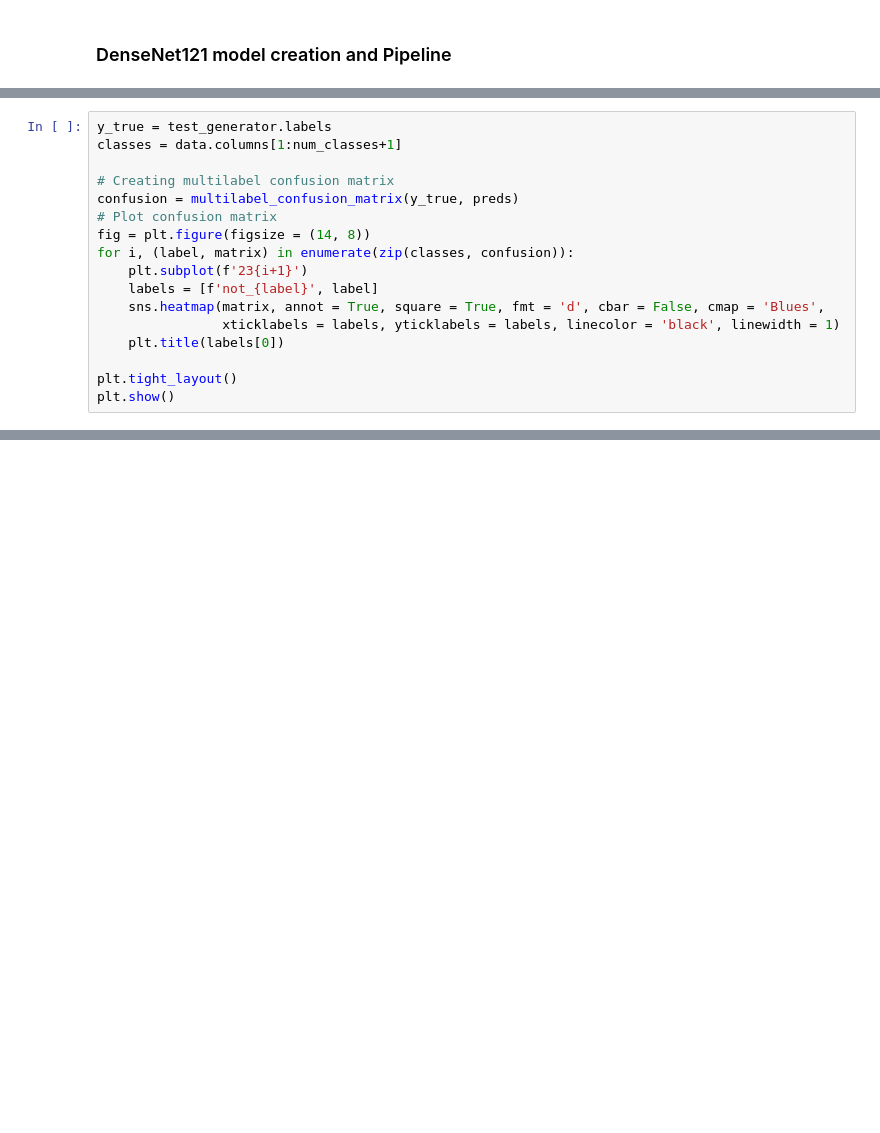
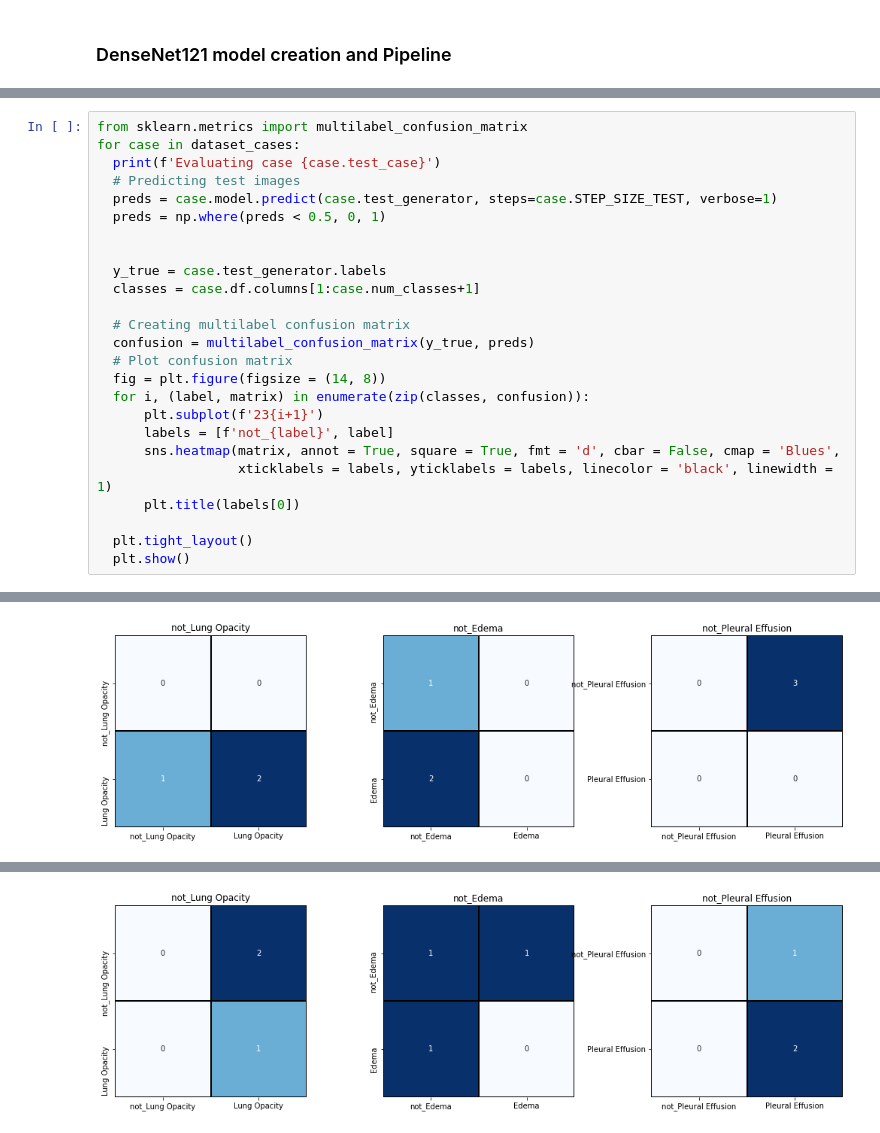
Before and after one commit to vassilispapadop/chexpert, a Jupyter notebook: CheXpert-nb-small.ipynb, the cells around one changed output, grey strips where cells are left out. Drawn from its saved outputs; the diff is of its cells as text; blank space fills up the shorter version.

```diff
--- a/CheXpert-nb-small.ipynb
+++ b/CheXpert-nb-small.ipynb
@@ -422,18 +420,26 @@ for case in dataset_cases:
 # %%
-y_true = test_generator.labels
-classes = data.columns[1:num_classes+1]
+from sklearn.metrics import multilabel_confusion_matrix
+for case in dataset_cases:
+  print(f'Evaluating case {case.test_case}')
+  # Predicting test images
+  preds = case.model.predict(case.test_generator, steps=case.STEP_SIZE_TEST, verbose=1)
+  preds = np.where(preds < 0.5, 0, 1)
 
-# Creating multilabel confusion matrix
-confusion = multilabel_confusion_matrix(y_true, preds)
-# Plot confusion matrix
-fig = plt.figure(figsize = (14, 8))
-for i, (label, matrix) in enumerate(zip(classes, confusion)):
-    plt.subplot(f'23{i+1}')
-    labels = [f'not_{label}', label]
-    sns.heatmap(matrix, annot = True, square = True, fmt = 'd', cbar = False, cmap = 'Blues',
-                xticklabels = labels, yticklabels = labels, linecolor = 'black', linewidth = 1)
-    plt.title(labels[0])
 
-plt.tight_layout()
-plt.show()
+  y_true = case.test_generator.labels
+  classes = case.df.columns[1:case.num_classes+1]
+
+  # Creating multilabel confusion matrix
+  confusion = multilabel_confusion_matrix(y_true, preds)
+  # Plot confusion matrix
+  fig = plt.figure(figsize = (14, 8))
+  for i, (label, matrix) in enumerate(zip(classes, confusion)):
+      plt.subplot(f'23{i+1}')
+      labels = [f'not_{label}', label]
+      sns.heatmap(matrix, annot = True, square = True, fmt = 'd', cbar = False, cmap = 'Blues',
+                  xticklabels = labels, yticklabels = labels, linecolor = 'black', linewidth = 1)
+      plt.title(labels[0])
+
+  plt.tight_layout()
+  plt.show()
 # %% [output]
@@ -440,0 +448 @@ NameError: ignored
+[figure, added]
@@ -440,0 +451 @@ NameError: ignored
+[figure, added]
```
Also changed, not shown: parts of 9 cells of this notebook.
